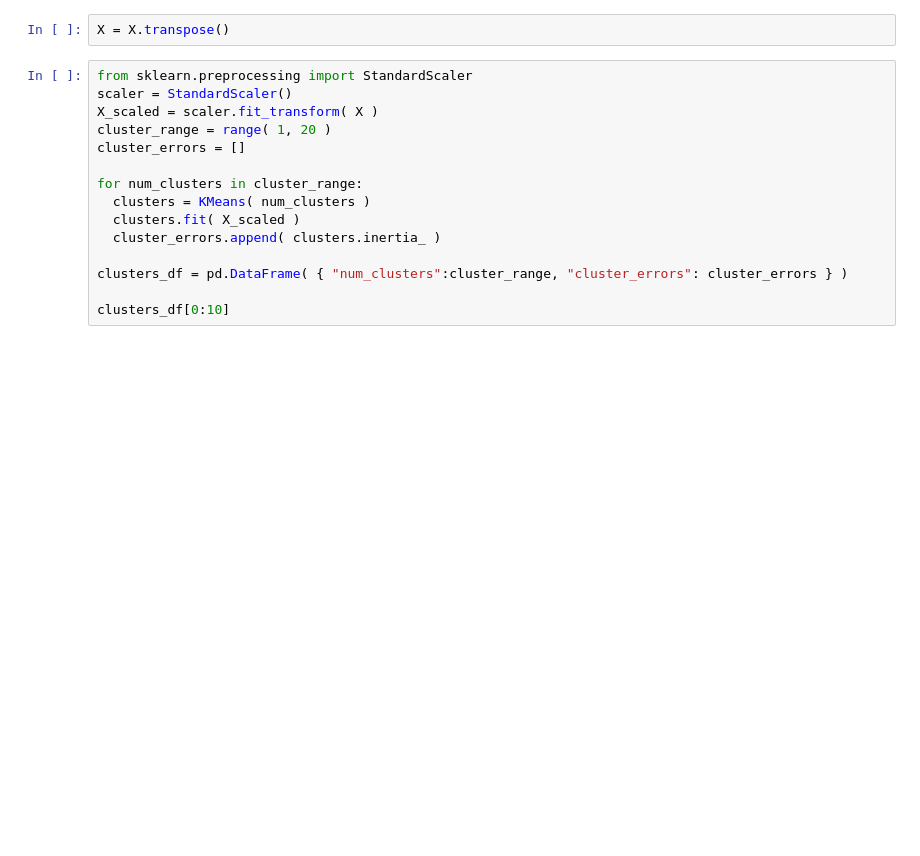
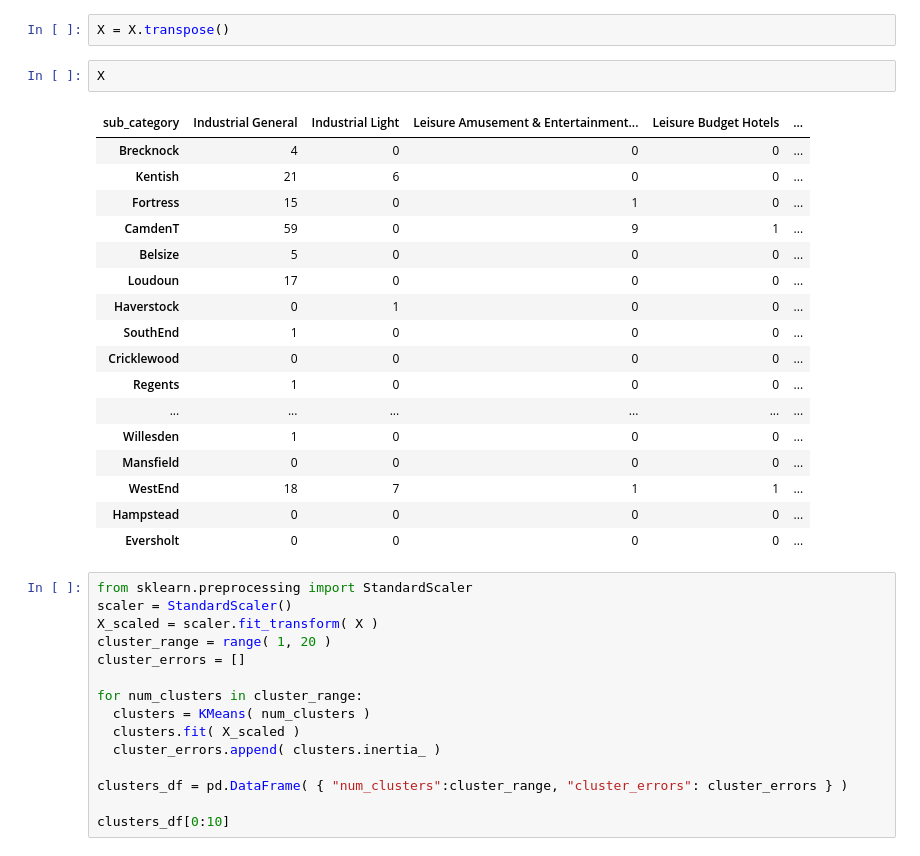
Before and after one commit to christinabotros/Camden-High-Street-Analysis, a Jupyter notebook: Camden Cluster Analysis.ipynb, the cells around one changed output. Saved outputs shown, nothing was run; the diff lists cells and outputs as text; blank space fills up the shorter version.

```diff
--- a/Camden Cluster Analysis.ipynb
+++ b/Camden Cluster Analysis.ipynb
@@ -557,6 +557,26 @@ Camden_Use
 X = Camden_Use.drop(['highstreet'], axis=1)
 # %%
 X = X.transpose()
+# %%
+X
+# %% [output]
+| sub_category | Industrial General | Industrial Light | Leisure Amusement & Entertainment... | Leisure Budget Hotels | ... |
+| Brecknock | 4 | 0 | 0 | 0 | ... |
+| Kentish | 21 | 6 | 0 | 0 | ... |
+| Fortress | 15 | 0 | 1 | 0 | ... |
+| CamdenT | 59 | 0 | 9 | 1 | ... |
+| Belsize | 5 | 0 | 0 | 0 | ... |
+| Loudoun | 17 | 0 | 0 | 0 | ... |
+| Haverstock | 0 | 1 | 0 | 0 | ... |
+| SouthEnd | 1 | 0 | 0 | 0 | ... |
+| Cricklewood | 0 | 0 | 0 | 0 | ... |
+| Regents | 1 | 0 | 0 | 0 | ... |
+| ... | ... | ... | ... | ... | ... |
+| Willesden | 1 | 0 | 0 | 0 | ... |
+| Mansfield | 0 | 0 | 0 | 0 | ... |
+| WestEnd | 18 | 7 | 1 | 1 | ... |
+| Hampstead | 0 | 0 | 0 | 0 | ... |
+| Eversholt | 0 | 0 | 0 | 0 | ... |
 # %%
 from sklearn.preprocessing import StandardScaler
 scaler = StandardScaler()
```
Also changed, not shown: parts of 9 cells of this notebook.
